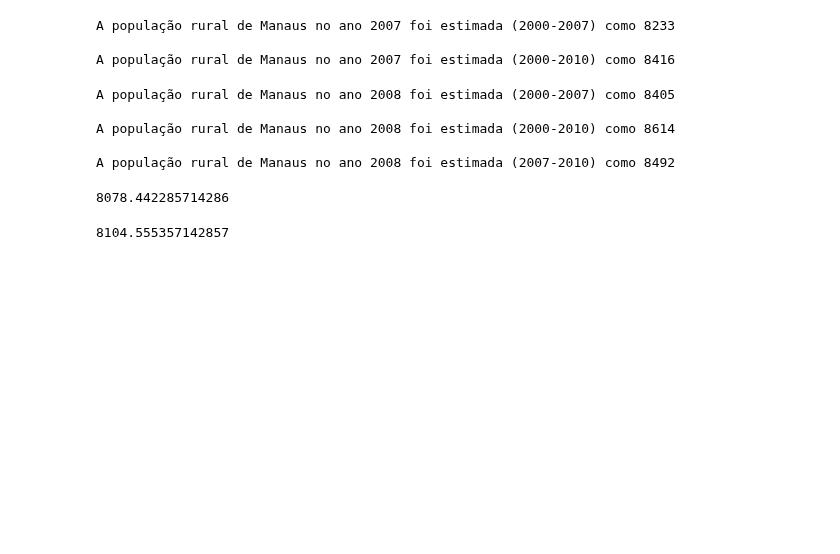
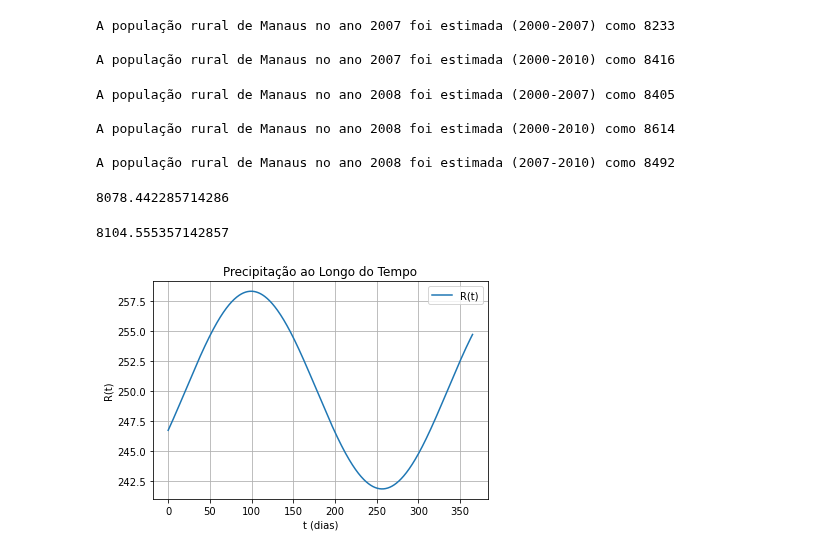
Before and after one commit to RaphaLevy/TCC, a Jupyter notebook: Modelagem/Testes-Temperatura e Precipitação.ipynb, the cells around one changed output. Cells and saved outputs as stored; diff of their text form; code cells hidden in the pictures; blank space fills up the shorter version.

Commit message:
Atualiza dados de precipitação para aproximar de dados reais

```diff
--- a/Modelagem/Testes-Temperatura e Precipitação.ipynb
+++ b/Modelagem/Testes-Temperatura e Precipitação.ipynb
@@ -572,3 +572,26 @@ pop_rural_media = (y_interp(interpolate_2004)+y_interp(interpolate_2008))*(0.005
 pop_rural_media
 # %% [output]
 8104.555357142857
+# %%
+R1= 250.083 #146.9
+R2= 0.033
+omega2= 0.02
+phi2=1.99
+
+def R(t):
+        return R1 * (1 + R2 * cos(omega2 * t - phi2))
+
+# Pontos no tempo
+t_values = np.linspace(0, 365, 1000) # 1000 pontos entre 0 e 365
+R_values = [R(t) for t in t_values]
+
+# Plotando
+plt.plot(t_values, R_values, label='R(t)')
+plt.title('Precipitação ao Longo do Tempo')
+plt.xlabel('t (dias)')
+plt.ylabel('R(t)')
+plt.legend()
+plt.grid(True)
+plt.show()
+# %% [output]
+[figure, added]
```
Also changed, not shown: parts of 19 cells of this notebook.
